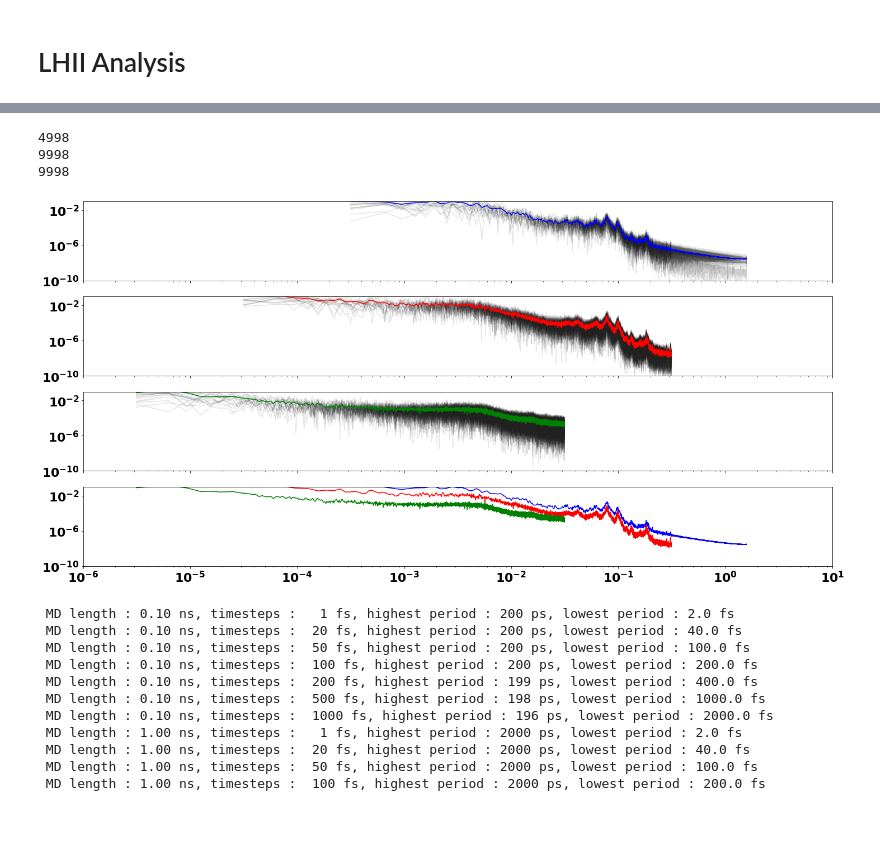
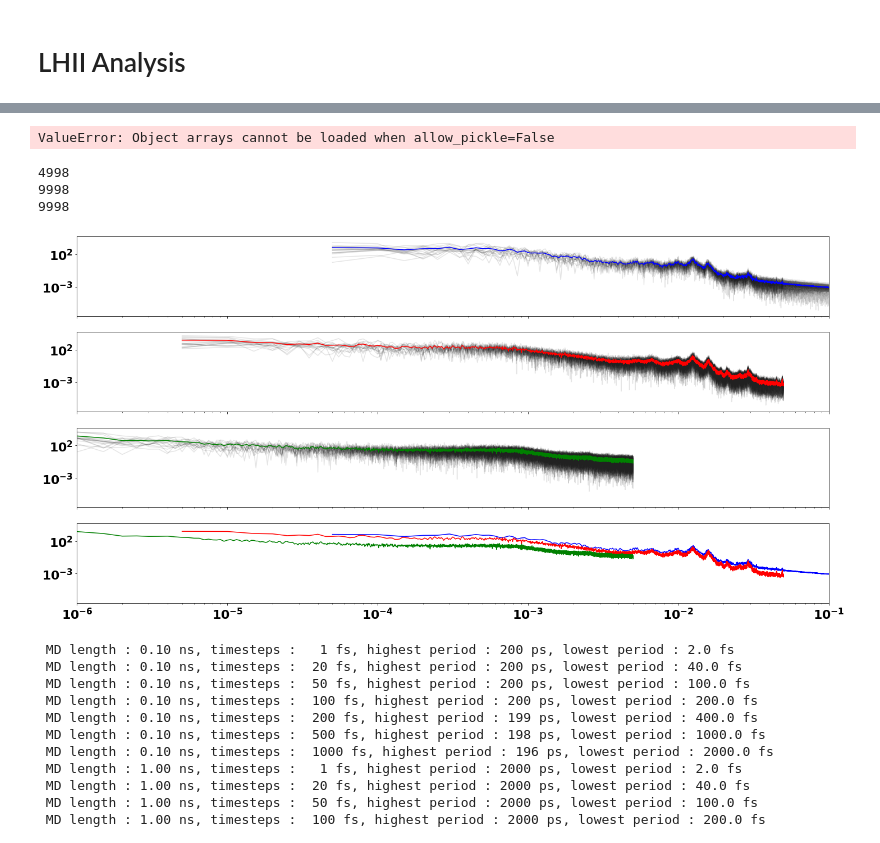
Before and after one commit to Oliver-Feighan/SpectralDensity, a Jupyter notebook: analysis/analysis.ipynb, the cells around one changed output, grey strips where cells are left out. Drawn from its saved outputs; the diff is of its cells as text; code cells hidden in the pictures.

```diff
--- a/analysis/analysis.ipynb
+++ b/analysis/analysis.ipynb
@@ -21,3 +19,11 @@ Warning: importing 'simtk.openmm' is deprecated.  Import 'openmm' instead.
+# %%
+spectra_1000ps = np.load('1000ps_100fs_LHII_autocorrs.npy')
+#spectra_100ps  = np.load('100ps_10fs_LHII_autocorrs.npy')
+#spectra_10ps   = np.load('10ps_2fs_LHII_autocorrs.npy')
+
+fig, ax = plt.subplots(3,1, sharex=True, sharey=True)
+# %% [output]
+ValueError: Object arrays cannot be loaded when allow_pickle=False
 # %%
 def first_half(arr):
     return arr[1:len(arr)//2]
@@ -28,8 +34,8 @@ spectra_10ps, domain_10ps = np.load('10ps_2fs_LHII_spectra.npy'), np.load('10ps_
 
 fig, ax = plt.subplots(4,1, sharex=True, sharey=True)
 
-ax[0].set_xlim(1e-6,10)
-ax[0].set_ylim(1e-10, 0.1)
+ax[0].set_xlim(1e-6,0.1)
+#ax[0].set_ylim(1e-10, 0.1)
 ax[0].set_xscale('log')
 ax[0].set_yscale('log')
 
@@ -37,34 +43,34 @@ for i in range(spectra_10ps.shape[0]):
     ax[0].plot(first_half(domain_10ps), first_half(abs(spectra_10ps[i])), alpha=0.1, color='black')
 
 for i in range(spectra_100ps.shape[0]):
     ax[1].plot(first_half(domain_100ps), first_half(abs(spectra_100ps[i])), alpha=0.1, color='black')
 
 for i in range(spectra_1000ps.shape[0]):
     ax[2].plot(first_half(domain_1000ps), first_half(abs(spectra_1000ps[i])), alpha=0.1, color='black')
 
 
 avg_spectra_10ps = first_half(np.mean(abs(spectra_10ps), axis=0))
 avg_spectra_100ps = first_half(np.mean(abs(spectra_100ps), axis=0))
 avg_spectra_1000ps = first_half(np.mean(abs(spectra_1000ps), axis=0))
 
 ax[0].plot(first_half(domain_10ps), avg_spectra_10ps, color='blue')
 ax[1].plot(first_half(domain_100ps), avg_spectra_100ps, color='red')
 ax[2].plot(first_half(domain_1000ps), avg_spectra_1000ps, color='green')
 
 ax[3].plot(first_half(domain_10ps), avg_spectra_10ps, color='blue')
 ax[3].plot(first_half(domain_100ps), avg_spectra_100ps, color='red')
 ax[3].plot(first_half(domain_1000ps), avg_spectra_1000ps, color='green')
 
 fig.set_size_inches(24, 12)
 
 print(len(first_half(domain_10ps)))
 print(len(first_half(domain_100ps)))
 print(len(first_half(domain_1000ps)))
 # %% [output]
 4998
 9998
 9998
-[figure, old version]
+[figure, new version]
 # %%
 def resolution(length, timestep, cutoff=1):
     autocorr_length = 2 * (length - cutoff) - 2
```
Also changed, not shown: parts of 1 cell of this notebook, 1 other file.
